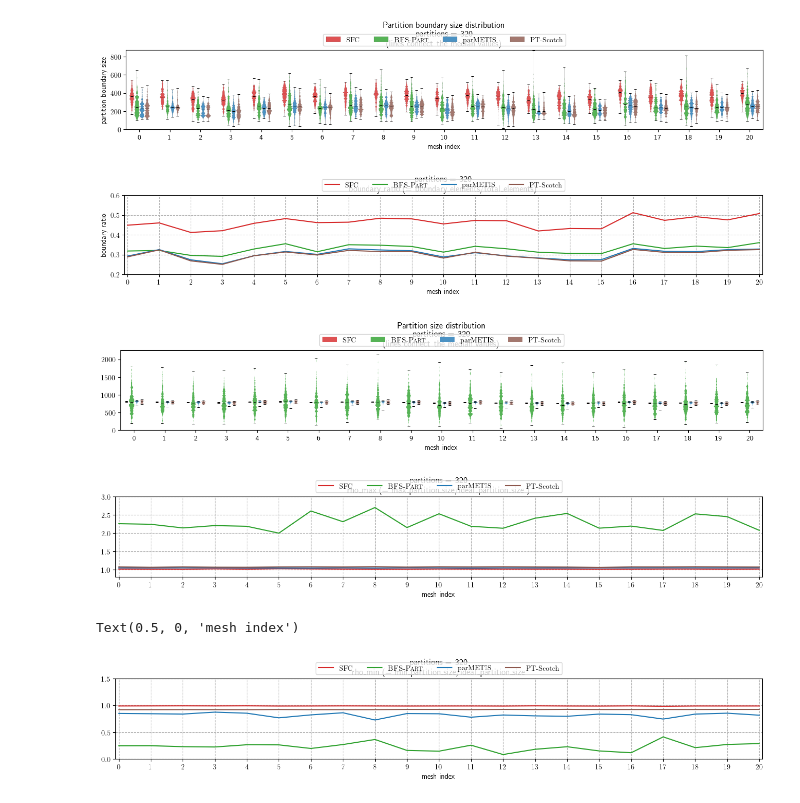
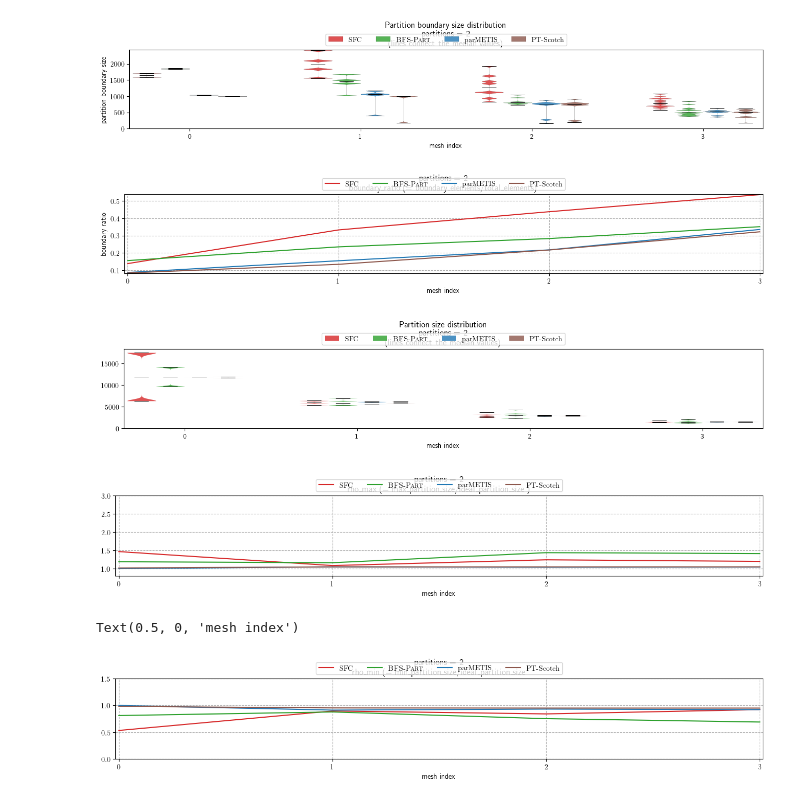
Before and after one commit to paralab/partition, a Jupyter notebook: mpi-cpp/metrics_plot.ipynb, the cells around one changed output. Cells and saved outputs as stored; diff of their text form; code cells hidden in the pictures.

```diff
--- a/mpi-cpp/metrics_plot.ipynb
+++ b/mpi-cpp/metrics_plot.ipynb
@@ -14,7 +14,7 @@ matpltlib_default_colors = plt.rcParams['axes.prop_cycle'].by_key()['color']
 plt_names = [r'\textrm{SFC}', r"\textsc{BFS-Part}", r'\textrm{parMETIS}', r'\textrm{PT-Scotch}']
 plot_colors = [matpltlib_default_colors[3], matpltlib_default_colors[2], matpltlib_default_colors[0], matpltlib_default_colors[5]]
 # %%
-input_file_name = 'results/frontera-scaling-front_bfs-largesthexmeshes___2024-07-08__15-48-11.json'
+input_file_name = 'tmp.json'
 df = pd.read_json(input_file_name, orient='records',lines=True)
 # df = df[(df['np'] == 1280) | (df['np']==640)]
 # df = df[(df['np'] == 1280)]
@@ -76,25 +76,25 @@ plt.show()
 # fig0.savefig('boundary-sizes.svg', format='svg', dpi=1200, pad_inches=0, bbox_inches='tight')
 fig0.savefig('boundary-sizes.pdf', format='pdf', pad_inches=0, bbox_inches='tight')
 # %% [output]
-[figure, old version]
+[figure, new version]
 # %%
 
 ax1 = df.plot.line(y = ['SFC_morton_boundary_ratio','BFS_boundary_ratio','parMETIS_boundary_ratio','ptscotch_boundary_ratio'], rot=0,color=plot_colors, legend=False)
 ax1.set_title(f"partitions = {partition_count}\n boundary_ratio (= boundary_elements/total_elements)")
 ax1.legend(plt_names,loc='upper center', bbox_to_anchor=(0.5, 1.25), ncol=4)
 ax1.xaxis.set_major_locator(ticker.MultipleLocator(1))
 ax1.grid(which='major', axis='both', linestyle='--')
 ax1.set_xlabel('mesh index')
 ax1.set_ylabel('boundary ratio')
-ax1.set_ylim(bottom=0.2, top=0.6)
+# ax1.set_ylim(bottom=0.2, top=0.6)
 
 ax1.margins(0.005)
 
 fig1 = ax1.get_figure()
 # fig1.savefig('boundary-ratio.svg', format='svg', dpi=1200)
 fig1.savefig('boundary-ratio.pdf', format='pdf', pad_inches=0, bbox_inches='tight')
 # %% [output]
-[figure, old version]
+[figure, new version]
 # %%
 fig11, ax11 = plt.subplots()
 plt_triplets = [None for _ in range(df_length)]
@@ -145,7 +145,7 @@ plt.show()
 # fig11.savefig('partition-sizes.svg', format='svg', dpi=1200, pad_inches=0, bbox_inches='tight')
 fig11.savefig('partition-sizes.pdf', format='pdf', pad_inches=0, bbox_inches='tight')
 # %% [output]
-[figure, old version]
+[figure, new version]
 # %%
 ax2 = df.plot.line(y = ['SFC_morton_rho_max','BFS_rho_max','parMETIS_rho_max','ptscotch_rho_max',], rot=0,color=plot_colors, legend=False)
 ax2.set_title(f"partitions = {partition_count}\nrho_max (= max_partition_size/ideal_partition_size )")
@@ -160,7 +160,7 @@ ax2.set_xlabel('mesh index')
 fig2 = ax2.get_figure()
 fig2.savefig('rho-max.pdf', format='pdf', pad_inches=0, bbox_inches='tight')
 # %% [output]
-[figure, old version]
+[figure, new version]
 # %%
 ax3 = df.plot.line(y = ['SFC_morton_rho_min','BFS_rho_min','parMETIS_rho_min','ptscotch_rho_min'], rot=0,color=plot_colors, legend=False)
 ax3.set_title(f"partitions = {partition_count}\nrho_min (= min_partition_size/ideal_partition_size")
@@ -173,4 +173,4 @@ ax3.set_ylim(bottom=0, top=1.5)
 ax3.set_xlabel('mesh index')
 # %% [output]
 Text(0.5, 0, 'mesh index')
-[figure, old version]
+[figure, new version]
```
Also changed, not shown: 17 other files.
